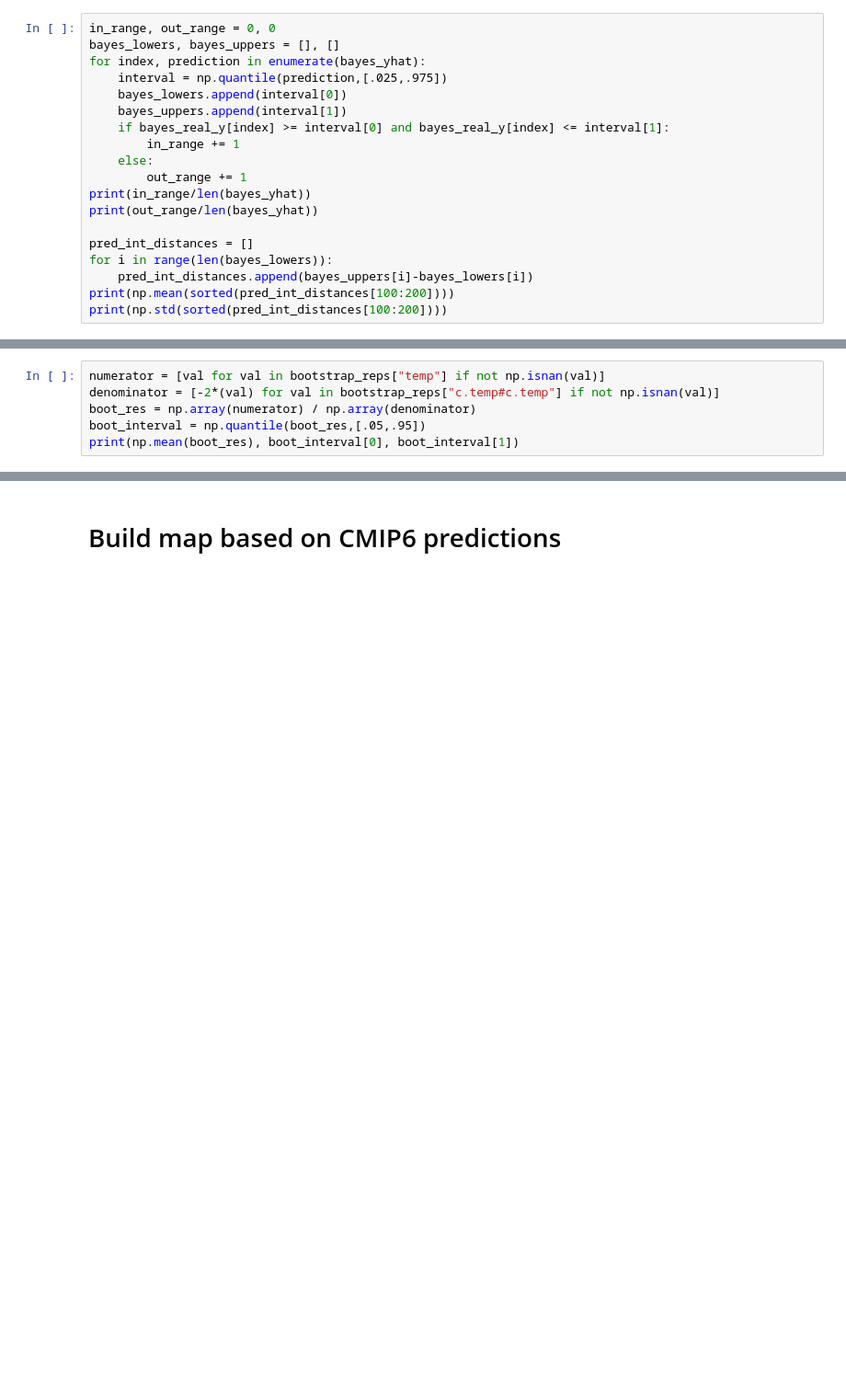
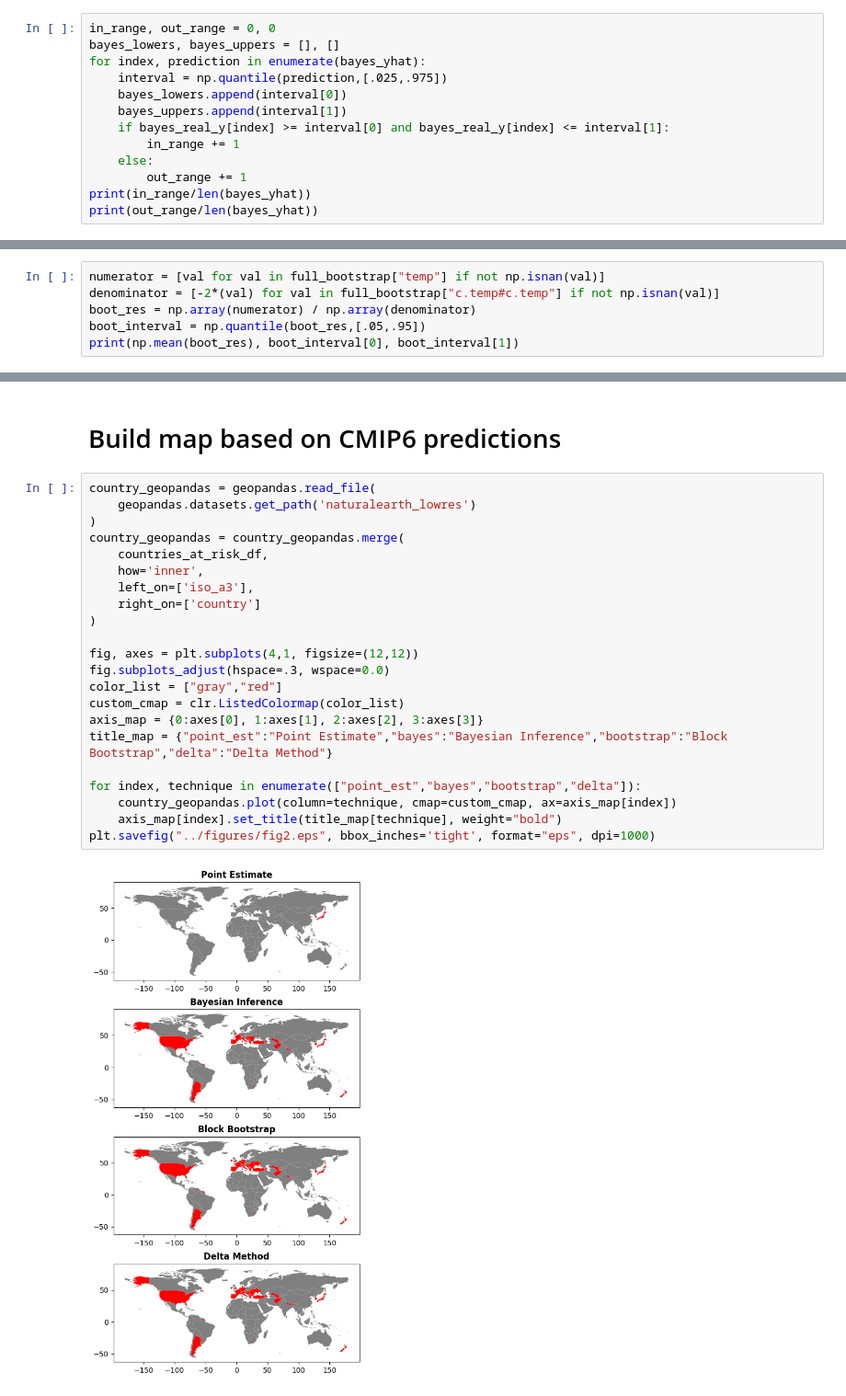
Before and after one commit to greenguy33/environmental-bayesian-modeling, a Jupyter notebook: notebooks/Burke_paper_reproduction.ipynb, the cells around one changed output, grey strips where cells are left out. Shown at 92% size. Cells and saved outputs as stored; diff of their text form; blank space fills up the shorter version.

```diff
--- a/notebooks/Burke_paper_reproduction.ipynb
+++ b/notebooks/Burke_paper_reproduction.ipynb
@@ -189,10 +207,4 @@ for index, prediction in enumerate(bayes_yhat):
         out_range += 1
 print(in_range/len(bayes_yhat))
 print(out_range/len(bayes_yhat))
-
-pred_int_distances = []
-for i in range(len(bayes_lowers)):
-    pred_int_distances.append(bayes_uppers[i]-bayes_lowers[i])
-print(np.mean(sorted(pred_int_distances[100:200])))
-print(np.std(sorted(pred_int_distances[100:200])))
 # %% [output]
@@ -224,8 +249,8 @@ bootstrap_reps = pd.read_csv("../data/burke/data/input/bootstrap/burke_stata_boo
 # %% [markdown]
 # Block Bootstrap Vertex Confidence Bounds
 # %%
-numerator = [val for val in bootstrap_reps["temp"] if not np.isnan(val)]
-denominator = [-2*(val) for val in bootstrap_reps["c.temp#c.temp"] if not np.isnan(val)]
+numerator = [val for val in full_bootstrap["temp"] if not np.isnan(val)]
+denominator = [-2*(val) for val in full_bootstrap["c.temp#c.temp"] if not np.isnan(val)]
 boot_res = np.array(numerator) / np.array(denominator)
 boot_interval = np.quantile(boot_res,[.05,.95])
 print(np.mean(boot_res), boot_interval[0], boot_interval[1])
@@ -445,2 +466,26 @@ KSV not found in ISO3
 # %% [markdown]
 # Build map based on CMIP6 predictions
+# %%
+country_geopandas = geopandas.read_file(
+    geopandas.datasets.get_path('naturalearth_lowres')
+)
+country_geopandas = country_geopandas.merge(
+    countries_at_risk_df,
+    how='inner',
+    left_on=['iso_a3'],
+    right_on=['country']
+)
+
+fig, axes = plt.subplots(4,1, figsize=(12,12))
+fig.subplots_adjust(hspace=.3, wspace=0.0)
+color_list = ["gray","red"]
+custom_cmap = clr.ListedColormap(color_list)
+axis_map = {0:axes[0], 1:axes[1], 2:axes[2], 3:axes[3]}
+title_map = {"point_est":"Point Estimate","bayes":"Bayesian Inference","bootstrap":"Block Bootstrap","delta":"Delta Method"}
+
+for index, technique in enumerate(["point_est","bayes","bootstrap","delta"]):
+    country_geopandas.plot(column=technique, cmap=custom_cmap, ax=axis_map[index])
+    axis_map[index].set_title(title_map[technique], weight="bold")
+plt.savefig("../figures/fig2.eps", bbox_inches='tight', format="eps", dpi=1000)
+# %% [output]
+[figure, added]
```
Also changed, not shown: parts of 23 cells of this notebook, 22 other files.
